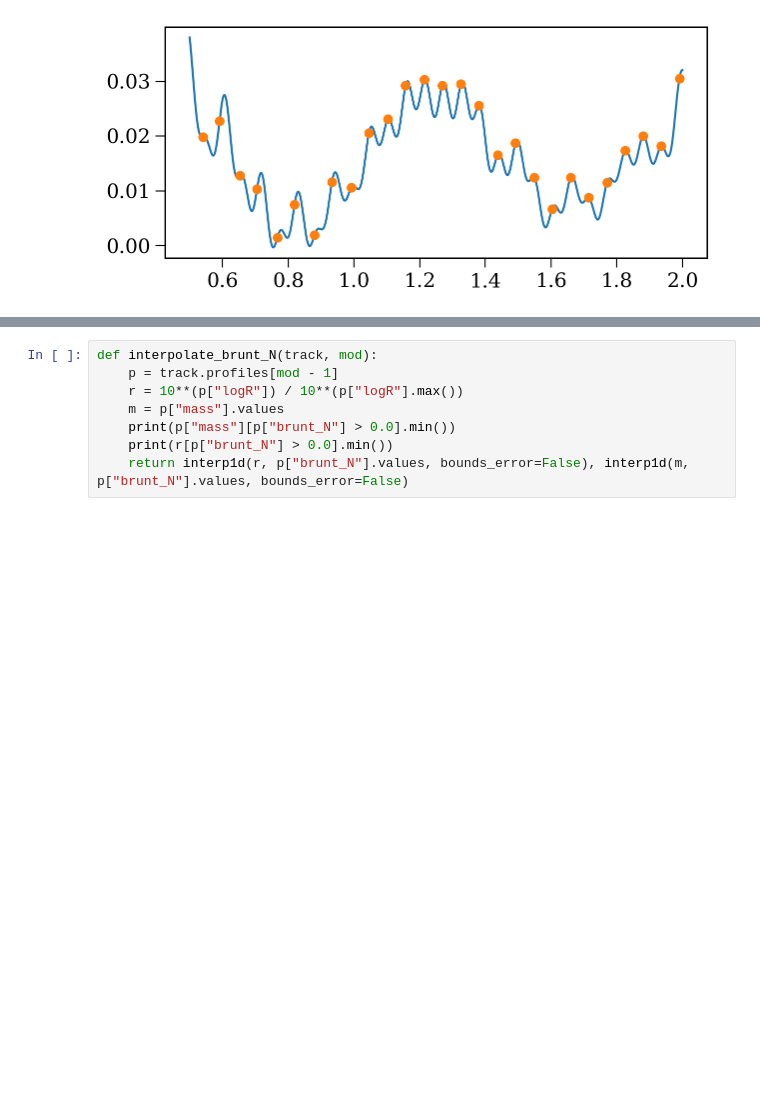
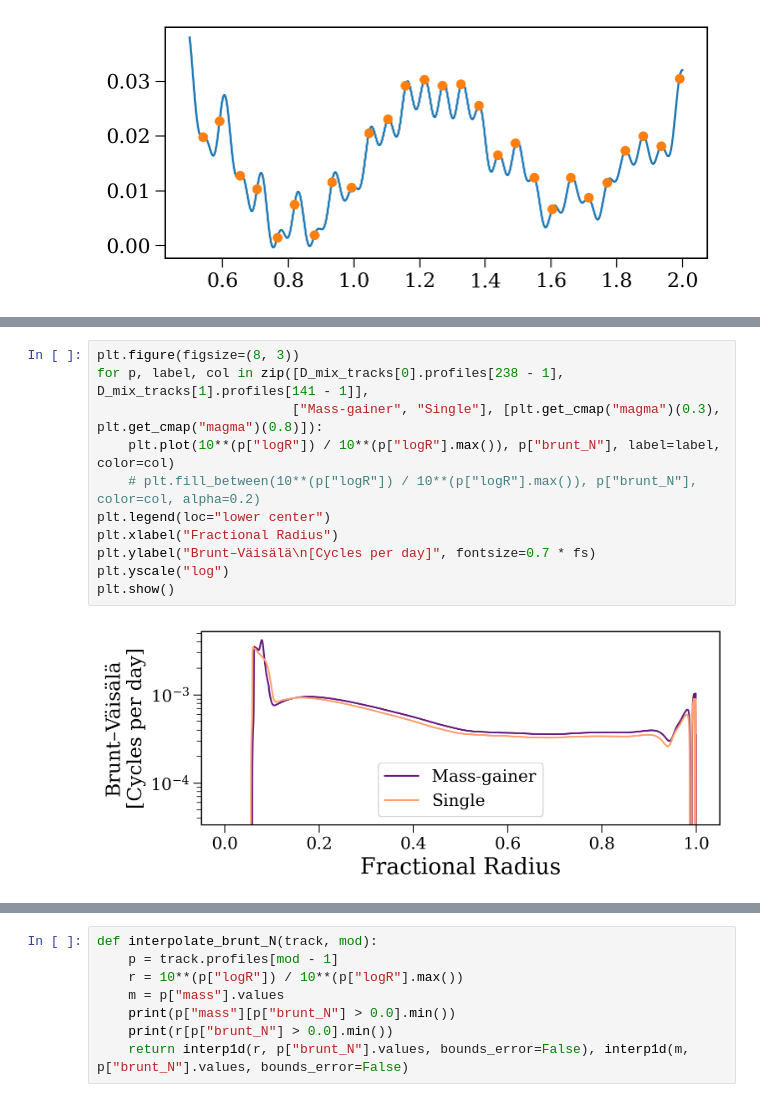
Before and after one commit to TomWagg/mass-gainer-seismology, a Jupyter notebook: notebooks/miglio_things.ipynb, the cells around one changed output, grey strips where cells are left out. Drawn from its saved outputs; the diff is of its cells as text; blank space fills up the shorter version.

```diff
--- a/notebooks/miglio_things.ipynb
+++ b/notebooks/miglio_things.ipynb
@@ -306,0 +414,13 @@ plt.show()
+# %%
+plt.figure(figsize=(8, 3))
+for p, label, col in zip([D_mix_tracks[0].profiles[238 - 1], D_mix_tracks[1].profiles[141 - 1]],
+                         ["Mass-gainer", "Single"], [plt.get_cmap("magma")(0.3), plt.get_cmap("magma")(0.8)]):
+    plt.plot(10**(p["logR"]) / 10**(p["logR"].max()), p["brunt_N"], label=label, color=col)
+    # plt.fill_between(10**(p["logR"]) / 10**(p["logR"].max()), p["brunt_N"], color=col, alpha=0.2)
+plt.legend(loc="lower center")
+plt.xlabel("Fractional Radius")
+plt.ylabel("Brunt–Väisälä\n[Cycles per day]", fontsize=0.7 * fs)
+plt.yscale("log")
+plt.show()
+# %% [output]
+[figure, added]
```
Also changed, not shown: parts of 16 cells of this notebook, 1 other file.
